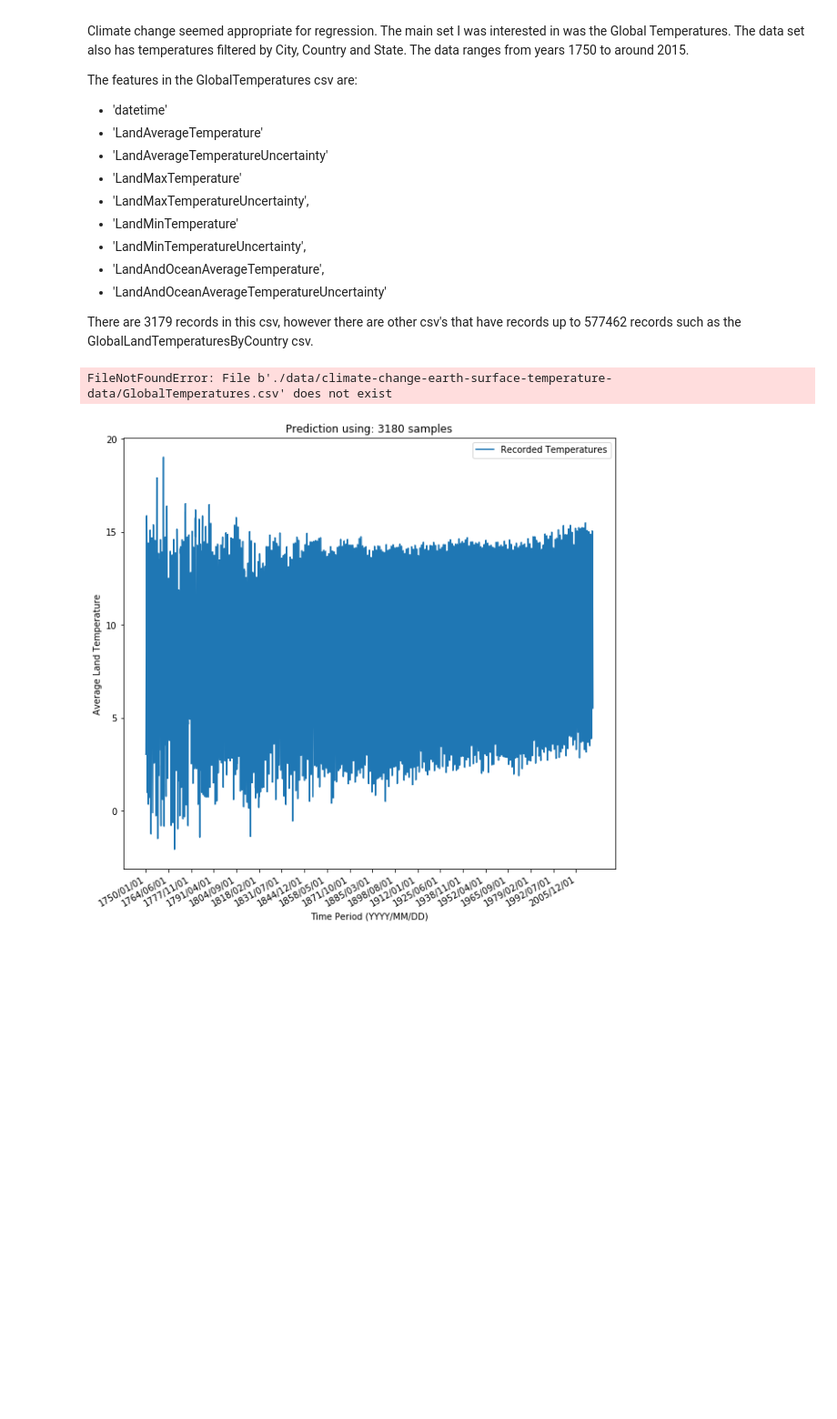
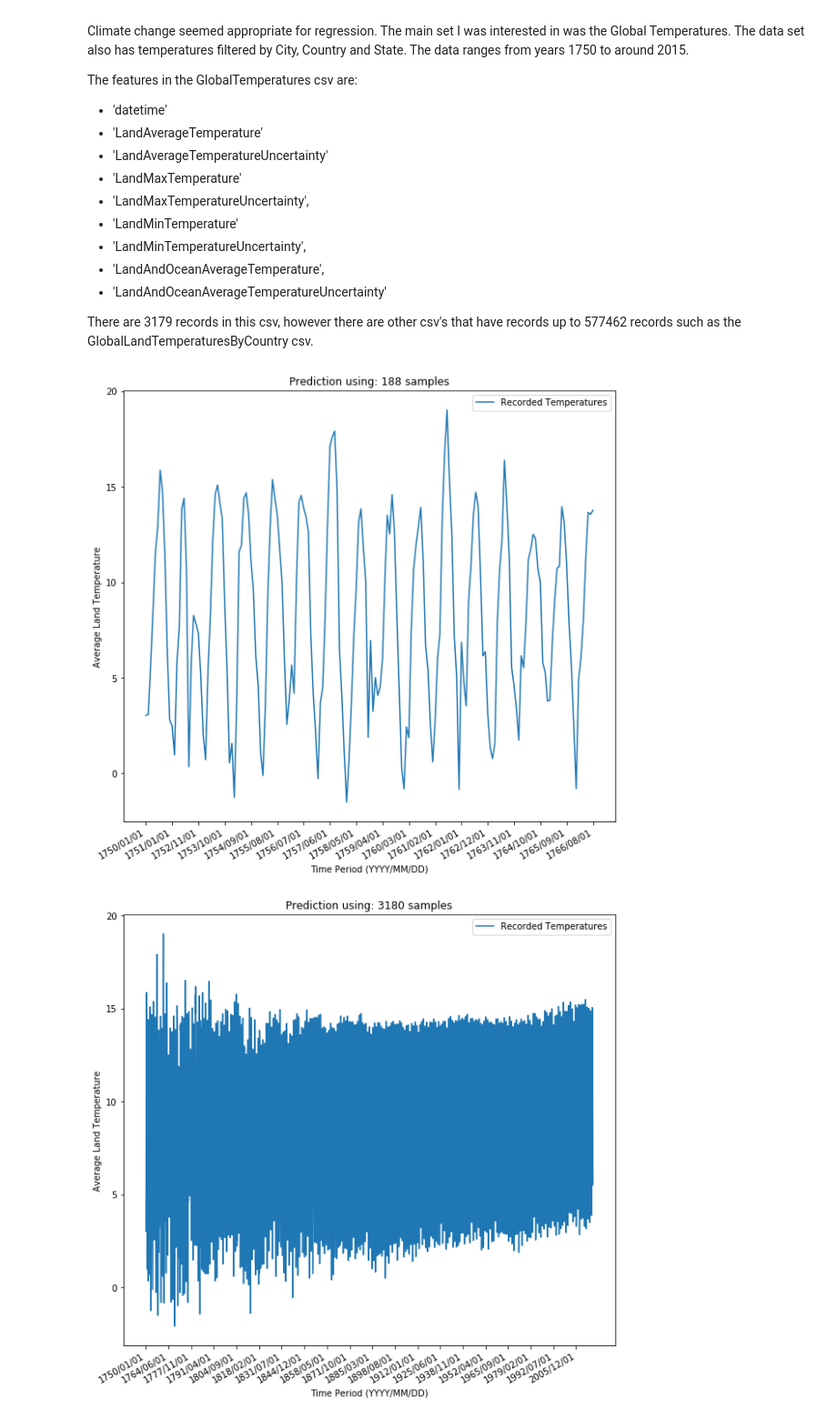
Before and after one commit to josiahls/MachineLearning, a Jupyter notebook: src/ITCS6156MachineLearningCourse/assignment_0/josiah_laivins_Assignment0_Data_Visualizationv2.ipynb, the cells around one changed output. Shown at 91% size. Cells and saved outputs as stored; diff of their text form; code cells hidden in the pictures; blank space fills up the shorter version.

```diff
--- a/src/ITCS6156MachineLearningCourse/assignment_0/josiah_laivins_Assignment0_Data_Visualizationv2.ipynb
+++ b/src/ITCS6156MachineLearningCourse/assignment_0/josiah_laivins_Assignment0_Data_Visualizationv2.ipynb
@@ -40,35 +42,36 @@ import matplotlib.pyplot as plt
 import numpy as np
 import pandas as pd
 %matplotlib inline
 
 nrows = 200
 
 # Get Data
-data = pd.read_csv('./data/climate-change-earth-surface-temperature-data/GlobalTemperatures.csv', nrows=nrows)
+data = pd.read_csv(str(Path().absolute()) + '/data/climate-change-earth-surface-temperature-data/GlobalTemperatures.csv', nrows=nrows)
+
 data.dropna(subset=['LandAverageTemperature'], inplace=True)
 data = data.reset_index(drop=True)
 past_dt = list(pd.to_datetime(data['dt']))
 xaxis = past_dt
 nrows = data.shape[0]
 
 # Set the target line
 target = np.array(data['LandAverageTemperature']).reshape(-1, 1)
 
 # Build plot
 fig, ax = plt.subplots(figsize=(10,10))
 ax.plot(target, label='Recorded Temperatures')
 
 # Make it look nice
 fig.autofmt_xdate()
 dates = [d.strftime('%Y/%m/%d') for d in xaxis]
 plt.xticks(range(0, len(dates), int(len(dates) / 20+2)), dates[::int(len(dates) / 20+2)])
 plt.title(f'Prediction using: {nrows} samples')
 plt.ylabel('Average Land Temperature')
 plt.xlabel('Time Period (YYYY/MM/DD)')
 plt.legend()
 plt.show()
 # %% [output]
-FileNotFoundError: File b'./data/climate-change-earth-surface-temperature-data/GlobalTemperatures.csv' does not exist
+[figure, added]
 # %%
 nrows = None
 
```
Also changed, not shown: parts of 2 cells of this notebook, 15 other files.
